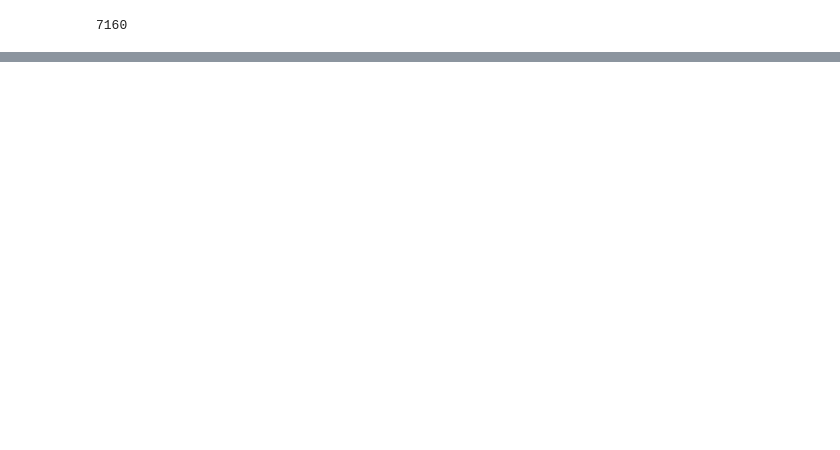
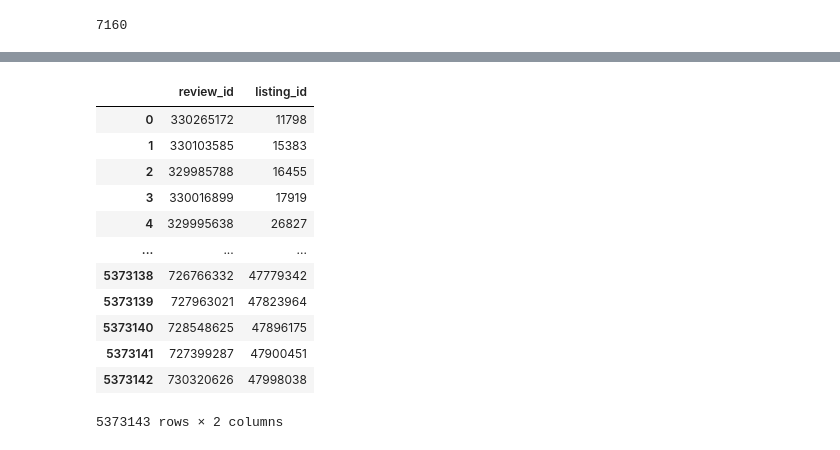
Before and after one commit to dkoski23/airbnb_etl, a Jupyter notebook: etl_project.ipynb, the cells around one changed output, grey strips where cells are left out. Drawn from its saved outputs; the diff is of its cells as text; code cells hidden in the pictures; blank space fills up the shorter version.

```diff
--- a/etl_project.ipynb
+++ b/etl_project.ipynb
@@ -253,0 +297,17 @@ host_location_review_stats.head()
+# %%
+review_id = reviews_df[['review_id', 'listing_id']]
+review_id
+# %% [output]
+|  | review_id | listing_id |
+| 0 | 330265172 | 11798 |
+| 1 | 330103585 | 15383 |
+| 2 | 329985788 | 16455 |
+| 3 | 330016899 | 17919 |
+| 4 | 329995638 | 26827 |
+| ... | ... | ... |
+| 5373138 | 726766332 | 47779342 |
+| 5373139 | 727963021 | 47823964 |
+| 5373140 | 728548625 | 47896175 |
+| 5373141 | 727399287 | 47900451 |
+| 5373142 | 730320626 | 47998038 |
+5373143 rows × 2 columns
```
Also changed, not shown: parts of 5 cells of this notebook.
